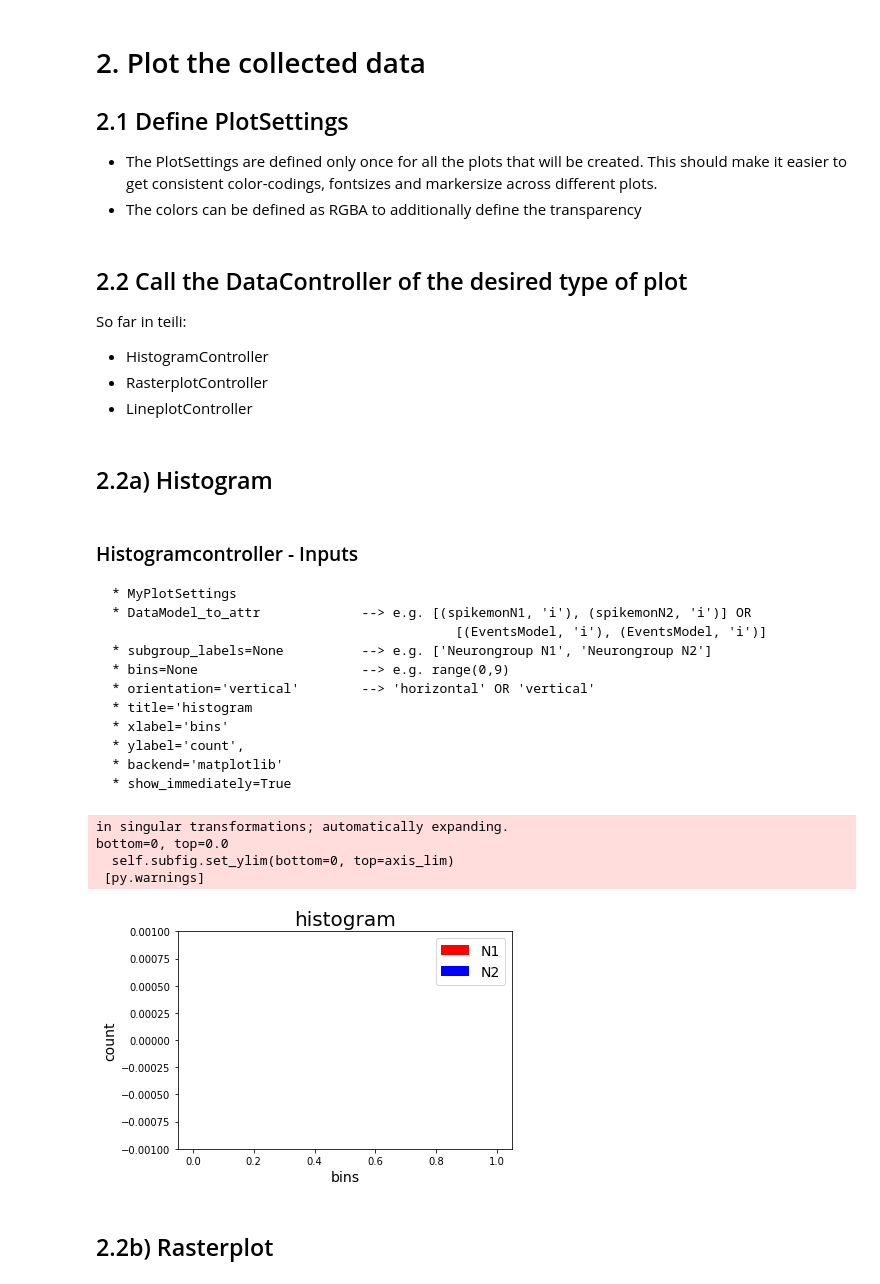
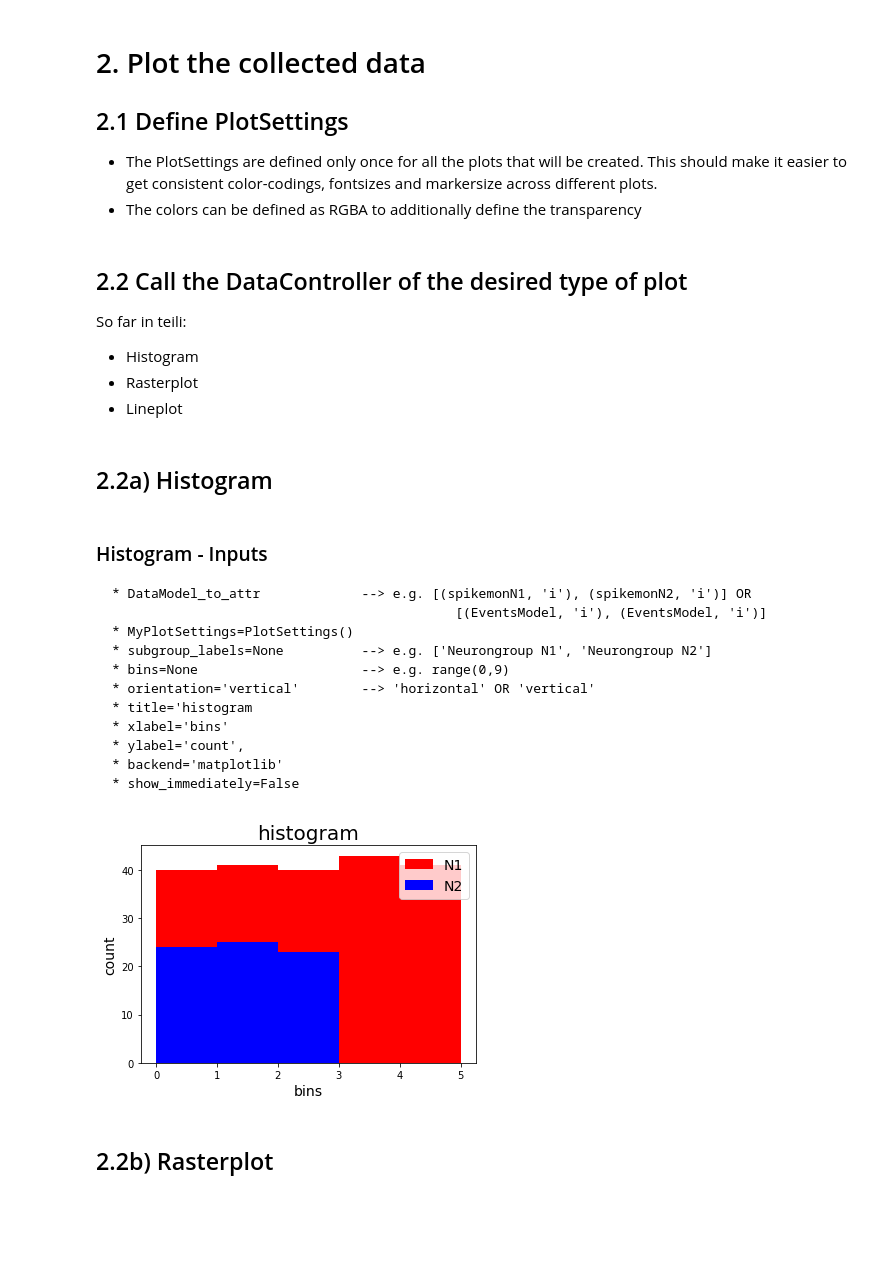
Before and after one commit to russelljjarvis/teiili, a Jupyter notebook: teili/tools/visualizer/examples_visualizer.ipynb, the cells around one changed output. Drawn from its saved outputs; the diff is of its cells as text; code cells hidden in the pictures; blank space fills up the shorter version.

Commit message:
Update example notebook visualizer after renaming DataControllers

```diff
--- a/teili/tools/visualizer/examples_visualizer.ipynb
+++ b/teili/tools/visualizer/examples_visualizer.ipynb
@@ -203,16 +221,16 @@ MyPlotSettings = PlotSettings(fontsize_title=20, fontsize_legend=14, fontsize_ax
 # %% [markdown]
 ## 2.2 Call the DataController of the desired type of plot
 So far in teili:
-* HistogramController
-* RasterplotController
-* LineplotController
+* Histogram
+* Rasterplot
+* Lineplot
 # %% [markdown]
 ## 2.2a)  Histogram
 # %% [markdown]
-### Histogramcontroller - Inputs
-    * MyPlotSettings
+### Histogram - Inputs
     * DataModel_to_attr             --> e.g. [(spikemonN1, 'i'), (spikemonN2, 'i')] OR
                                                 [(EventsModel, 'i'), (EventsModel, 'i')]
+    * MyPlotSettings=PlotSettings()
     * subgroup_labels=None          --> e.g. ['Neurongroup N1', 'Neurongroup N2']
     * bins=None                     --> e.g. range(0,9)
     * orientation='vertical'        --> 'horizontal' OR 'vertical'
@@ -220,30 +238,26 @@ So far in teili:
     * xlabel='bins'
     * ylabel='count',
     * backend='matplotlib'
-    * show_immediately=True
+    * show_immediately=False
 # %%
 ''' Simple example to plot a histogram of two NeuronGroups '''
-from teili.tools.visualizer.DataControllers import HistogramController
+from teili.tools.visualizer.DataControllers import Histogram
 
 # plot data from BrianSpikeMontiors/StateMonitors
 DataModel_to_attr =  [(spikemonN1, 'i'), (spikemonN2, 'i')]
 
 # or plot data from DataModels
 # EM1 = EventsModel.from_brian_spike_monitor(spikemonN1)
 # EM2 = EventsModel.from_brian_spike_monitor(spikemonN2)
 # DataModel_to_attr = {EM1: 'neuron_ids', EM2:'neuron_ids'}
 subgroup_labels = ['N1', 'N2']
 
 # MATPLOTLIB backend
-HC = HistogramController(MyPlotSettings=MyPlotSettings,
-                         DataModel_to_attr=DataModel_to_attr,
-                         subgroup_labels=subgroup_labels,
-                         backend='matplotlib')
+HC = Histogram(DataModel_to_attr=DataModel_to_attr,
+                MyPlotSettings=MyPlotSettings,
+                subgroup_labels=subgroup_labels,
+                backend='matplotlib')
 # %% [output]
-in singular transformations; automatically expanding.
-bottom=0, top=0.0
-  self.subfig.set_ylim(bottom=0, top=axis_lim)
- [py.warnings]
-[figure, old version]
+[figure, new version]
 # %%
 # PYQTGRAPH backend
```
Also changed, not shown: parts of 16 cells of this notebook.
